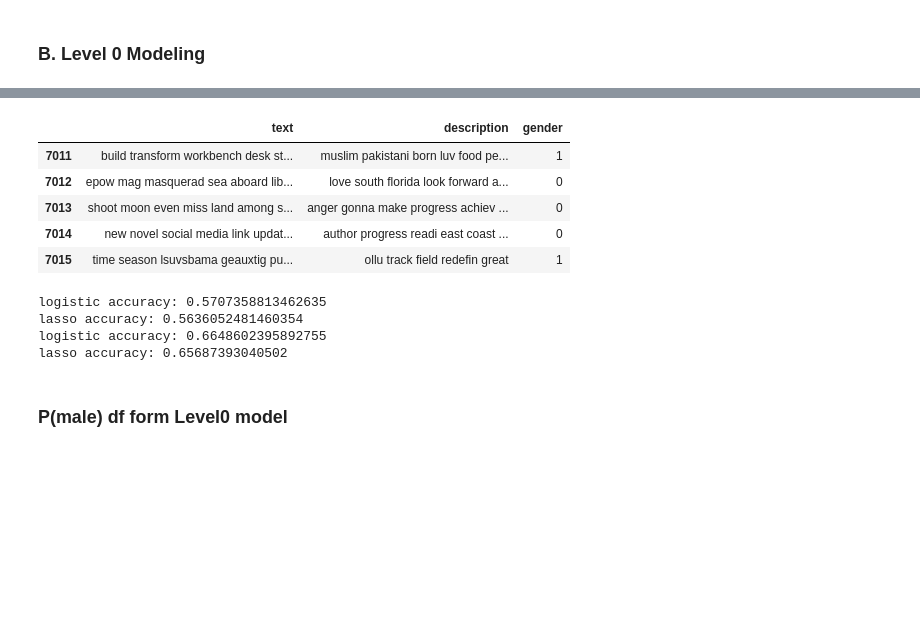
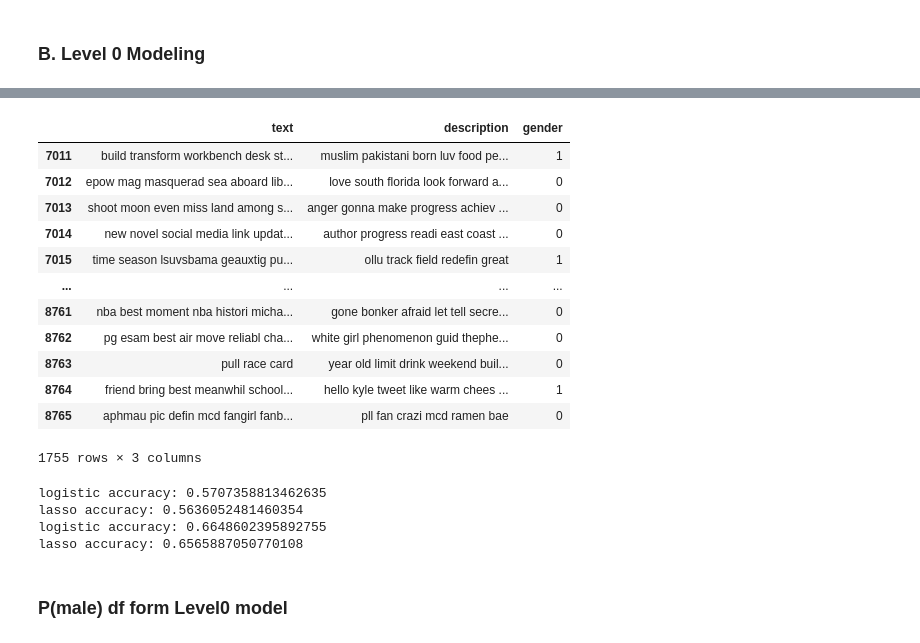
Before and after one commit to Liam-LT/NLP-TweetProfiler, a Jupyter notebook: Model1.ipynb, the cells around one changed output, grey strips where cells are left out. Drawn from its saved outputs; the diff is of its cells as text; code cells hidden in the pictures; blank space fills up the shorter version.

```diff
--- a/Model1.ipynb
+++ b/Model1.ipynb
@@ -536,12 +545,19 @@ m2_df_level0_train.head(3)
 # %%
-m2_df_level0_test.head(5)
+m2_df_level0_test
 # %% [output]
 |  | text | description | gender |
 | 7011 | build transform workbench desk st... | muslim pakistani born luv food pe... | 1 |
 | 7012 | epow mag masquerad sea aboard lib... | love south florida look forward a... | 0 |
 | 7013 | shoot moon even miss land among s... | anger gonna make progress achiev ... | 0 |
 | 7014 | new novel social media link updat... | author progress readi east coast ... | 0 |
 | 7015 | time season lsuvsbama geauxtig pu... | ollu track field redefin great | 1 |
+| ... | ... | ... | ... |
+| 8761 | nba best moment nba histori micha... | gone bonker afraid let tell secre... | 0 |
+| 8762 | pg esam best air move reliabl cha... | white girl phenomenon guid thephe... | 0 |
+| 8763 | pull race card | year old limit drink weekend buil... | 0 |
+| 8764 | friend bring best meanwhil school... | hello kyle tweet like warm chees ... | 1 |
+| 8765 | aphmau pic defin mcd fangirl fanb... | pll fan crazi mcd ramen bae | 0 |
+1755 rows × 3 columns
 # %%
 def text_vec_convert2(X_train, X_test):
     vectorizer = CountVectorizer(ngram_range = (1,1))
@@ -604,14 +624,16 @@ def m2_lv0_wrap(X_train, X_test, y_train):
 # %%
 # y_test remains secret to clfs
-m2_prediction_text, m2_subpred_text = m2_lv0_wrap(m2_df_level0_train['text'], m2_df_level0_test['text'],
-                                 m2_df_level0_train['gender'])
+m2_prediction_text, m2_subpred_text, y_sub_test = m2_lv0_wrap(m2_df_level0_train['text'],
+                                                                     m2_df_level0_test['text'],
+                                                                     m2_df_level0_train['gender'])
 
-m2_prediction_desc, m2_subpred_desc = m2_lv0_wrap(m2_df_level0_train['description'], m2_df_level0_test['description'],
-                                 m2_df_level0_train['gender'])
+m2_prediction_desc, m2_subpred_desc, y_sub_test = m2_lv0_wrap(m2_df_level0_train['description'],
+                                                                     m2_df_level0_test['description'],
+                                                                     m2_df_level0_train['gender'])
 # %% [output]
 logistic accuracy: 0.5707358813462635
 lasso accuracy: 0.5636052481460354
 logistic accuracy: 0.6648602395892755
-lasso accuracy: 0.65687393040502
+lasso accuracy: 0.6565887050770108
 # %% [markdown]
 ### P(male) df form Level0 model
```
Also changed, not shown: parts of 16 cells of this notebook.
